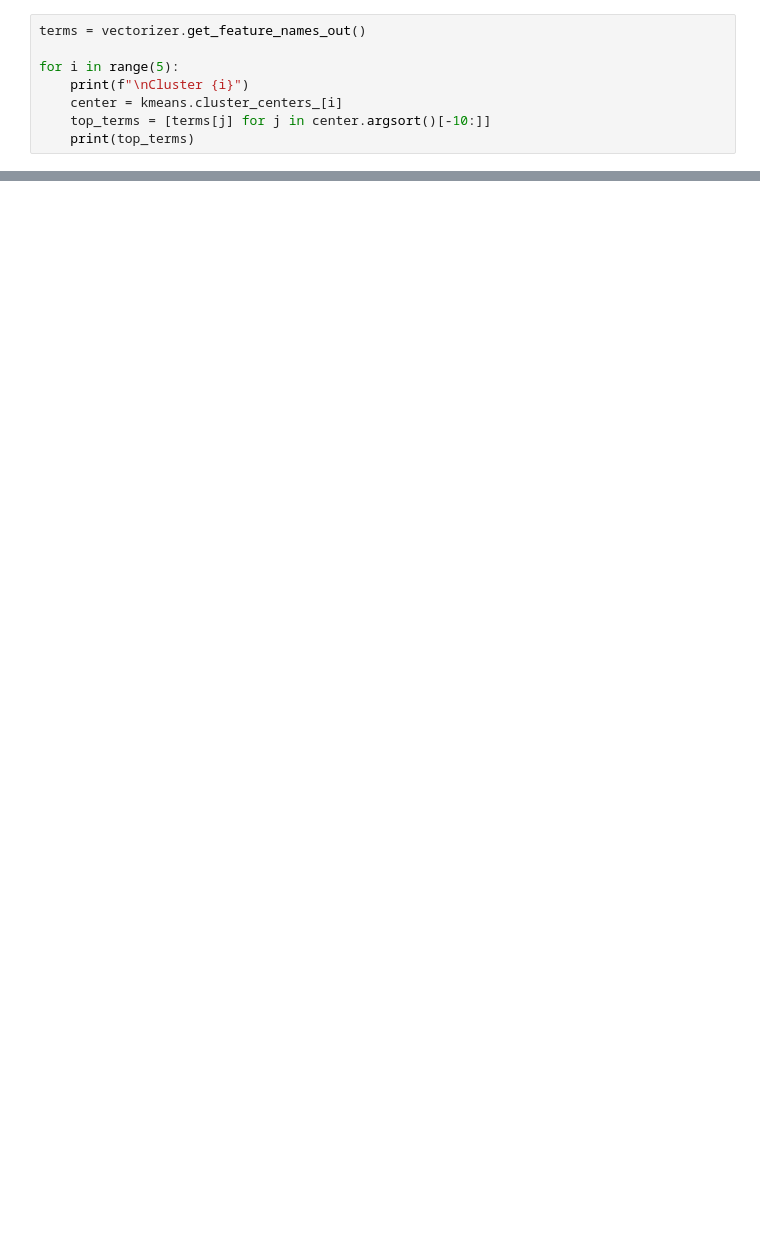
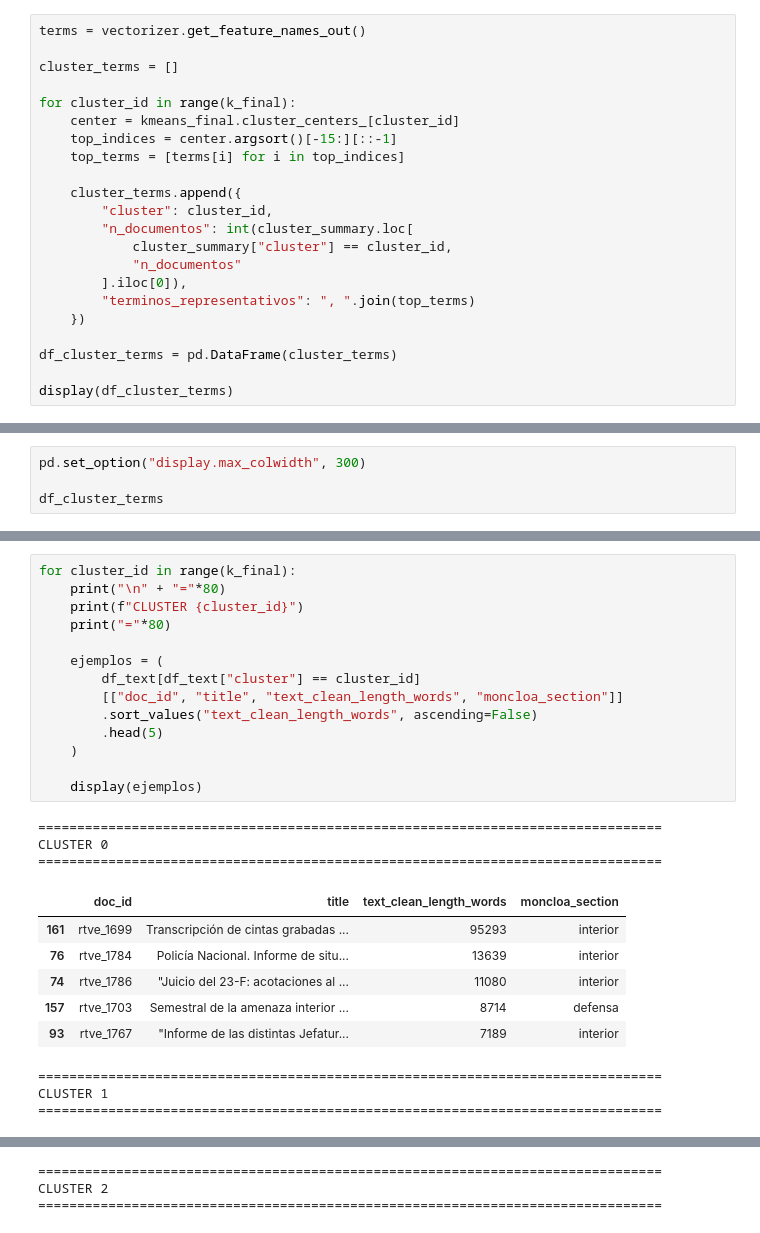
Before and after one commit to dieegordg/Proyecto-Machine-Learning-UNAV---Bayesianos-de-los-Ca-dos, a Jupyter notebook: notebooks/05_caso_uso2.ipynb, the cells around one changed output, grey strips where cells are left out. Drawn from its saved outputs; the diff is of its cells as text; blank space fills up the shorter version.

```diff
--- a/notebooks/05_caso_uso2.ipynb
+++ b/notebooks/05_caso_uso2.ipynb
@@ -73,9 +343,23 @@ Silhouette Score: 0.048938821259001966
 # %%
 terms = vectorizer.get_feature_names_out()
 
-for i in range(5):
-    print(f"\nCluster {i}")
-    center = kmeans.cluster_centers_[i]
-    top_terms = [terms[j] for j in center.argsort()[-10:]]
-    print(top_terms)
+cluster_terms = []
+
+for cluster_id in range(k_final):
+    center = kmeans_final.cluster_centers_[cluster_id]
+    top_indices = center.argsort()[-15:][::-1]
+    top_terms = [terms[i] for i in top_indices]
+
+    cluster_terms.append({
+        "cluster": cluster_id,
+        "n_documentos": int(cluster_summary.loc[
+            cluster_summary["cluster"] == cluster_id,
+            "n_documentos"
+        ].iloc[0]),
+        "terminos_representativos": ", ".join(top_terms)
+    })
+
+df_cluster_terms = pd.DataFrame(cluster_terms)
+
+display(df_cluster_terms)
 # %% [output]
@@ -95,0 +372,4 @@ Cluster 4
+# %%
+pd.set_option("display.max_colwidth", 300)
+
+df_cluster_terms
@@ -95,0 +383,27 @@ Cluster 4
+# %%
+for cluster_id in range(k_final):
+    print("\n" + "="*80)
+    print(f"CLUSTER {cluster_id}")
+    print("="*80)
+
+    ejemplos = (
+        df_text[df_text["cluster"] == cluster_id]
+        [["doc_id", "title", "text_clean_length_words", "moncloa_section"]]
+        .sort_values("text_clean_length_words", ascending=False)
+        .head(5)
+    )
+
+    display(ejemplos)
+# %% [output]
+================================================================================
+CLUSTER 0
+================================================================================
+|  | doc_id | title | text_clean_length_words | moncloa_section |
+| 161 | rtve_1699 | Transcripción de cintas grabadas ... | 95293 | interior |
+| 76 | rtve_1784 | Policía Nacional. Informe de situ... | 13639 | interior |
+| 74 | rtve_1786 | "Juicio del 23-F: acotaciones al ... | 11080 | interior |
+| 157 | rtve_1703 | Semestral de la amenaza interior ... | 8714 | defensa |
+| 93 | rtve_1767 | "Informe de las distintas Jefatur... | 7189 | interior |
+================================================================================
+CLUSTER 1
+================================================================================
@@ -95,0 +416,3 @@ Cluster 4
+================================================================================
+CLUSTER 2
+================================================================================
```
Also changed, not shown: parts of 27 cells of this notebook.
